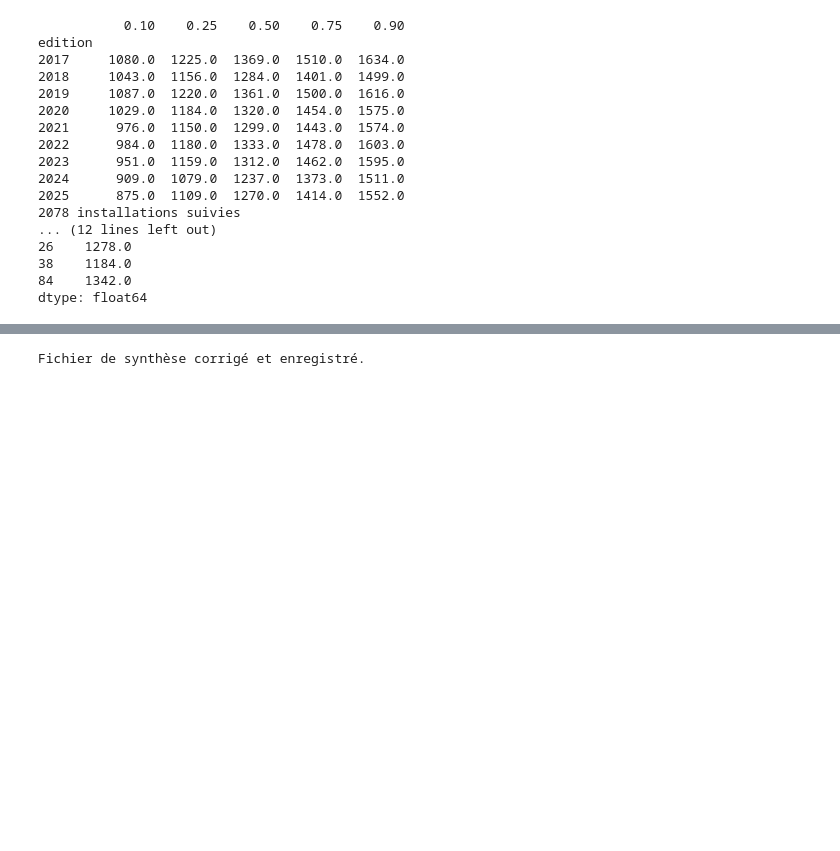
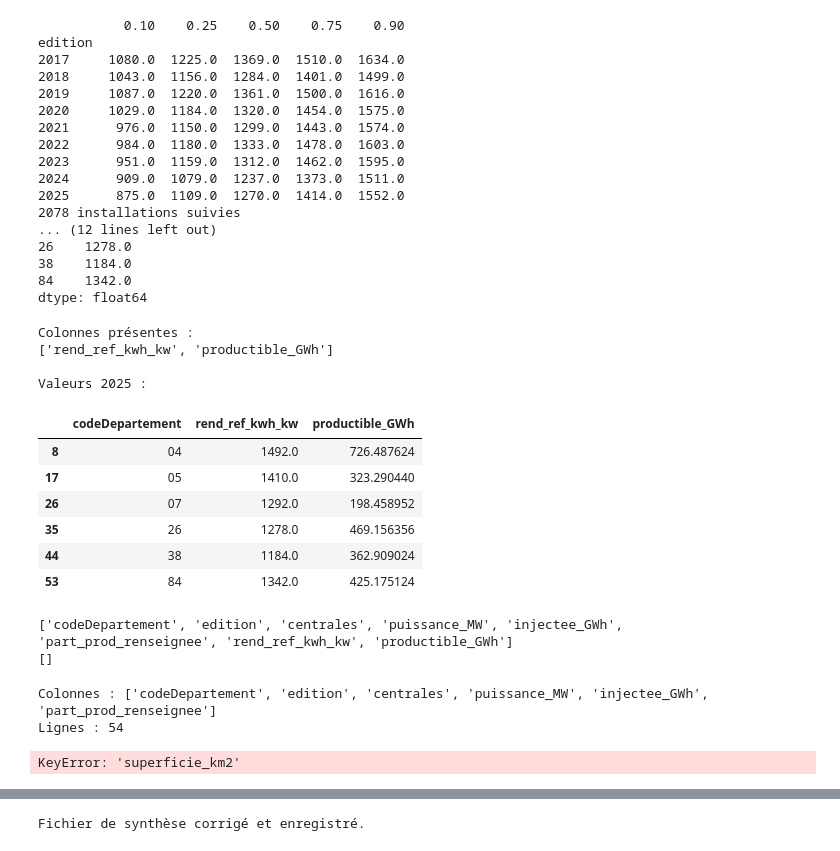
Before and after one commit to guilhemquintana29-tech/Capstone-Project-Solar, a Jupyter notebook: csv_check.ipynb, the cells around one changed output, grey strips where cells are left out. Saved outputs shown, nothing was run; the diff lists cells and outputs as text; code cells hidden in the pictures; blank space fills up the shorter version.

```diff
--- a/csv_check.ipynb
+++ b/csv_check.ipynb
@@ -558,4 +566,60 @@ edition
 38    1184.0
 84    1342.0
 dtype: float64
+# %%
+print("Colonnes présentes :")
+print([c for c in ["rend_ref_kwh_kw", "productible_GWh"] if c in synth.columns])
+
+print("\nValeurs 2025 :")
+display(
+    synth.loc[synth["edition"] == 2025, [
+        "codeDepartement", "rend_ref_kwh_kw", "productible_GWh"
+    ]].sort_values("codeDepartement")
+)
+# %% [output]
+Colonnes présentes :
+['rend_ref_kwh_kw', 'productible_GWh']
+
+Valeurs 2025 :
+|  | codeDepartement | rend_ref_kwh_kw | productible_GWh |
+| 8 | 04 | 1492.0 | 726.487624 |
+| 17 | 05 | 1410.0 | 323.290440 |
+| 26 | 07 | 1292.0 | 198.458952 |
+| 35 | 26 | 1278.0 | 469.156356 |
+| 44 | 38 | 1184.0 | 362.909024 |
+| 53 | 84 | 1342.0 | 425.175124 |
+# %%
+print(synth.columns.tolist())
+
+print(
+    [col for col in synth.columns
+     if "superficie" in col.lower()]
+)
+# %% [output]
+['codeDepartement', 'edition', 'centrales', 'puissance_MW', 'injectee_GWh', 'part_prod_renseignee', 'rend_ref_kwh_kw', 'productible_GWh']
+[]
+# %%
+import pandas as pd
+from pathlib import Path
+
+fichier = Path("dataset/data clean/synthese_dep_edition.csv")
+verif = pd.read_csv(fichier, sep=";", dtype={"codeDepartement": str})
+
+attendues = ["codeDepartement", "edition", "centrales", "puissance_MW", "injectee_GWh",
+             "part_prod_renseignee", "rend_ref_kwh_kw", "productible_GWh", "departement",
+             "superficie_km2", "puissance_MW_km2", "injectee_GWh_km2", "productible_GWh_km2"]
+manquantes = [c for c in attendues if c not in verif.columns]
+
+assert not manquantes, f"Missing columns: {manquantes}. Re-run the export cell, then this one."
+assert verif.shape == (54, 13), verif.shape
+assert not verif.duplicated(["codeDepartement", "edition"]).any()
+assert verif.loc[verif["codeDepartement"] == "05", "superficie_km2"].eq(5549).all()
+assert verif[["superficie_km2", "puissance_MW_km2",
+              "injectee_GWh_km2", "productible_GWh_km2"]].notna().all().all()
+
+print("Final check passed:", verif.shape)
+# %% [output]
+Colonnes : ['codeDepartement', 'edition', 'centrales', 'puissance_MW', 'injectee_GWh', 'part_prod_renseignee']
+Lignes : 54
+KeyError: 'superficie_km2'
 # %%
```
Also changed, not shown: parts of 5 cells of this notebook, 3 other files.
